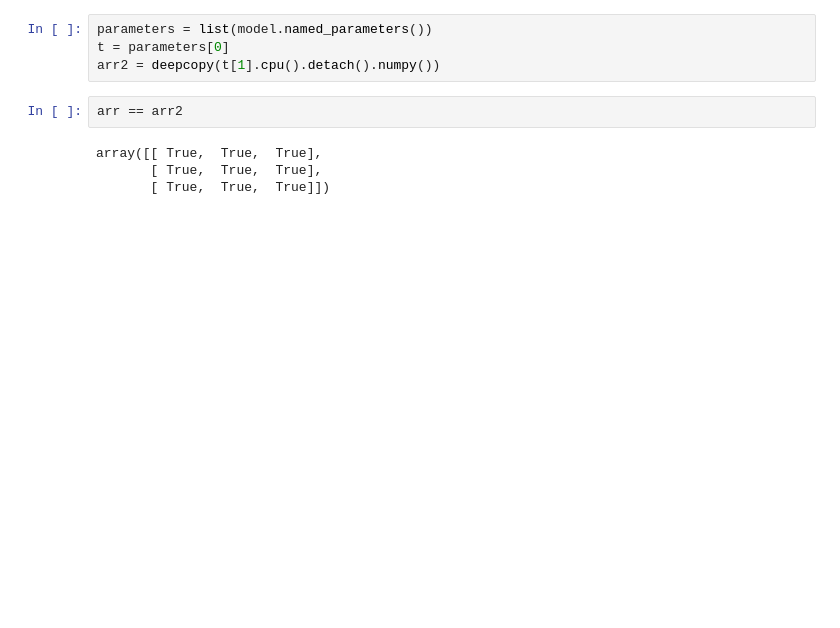
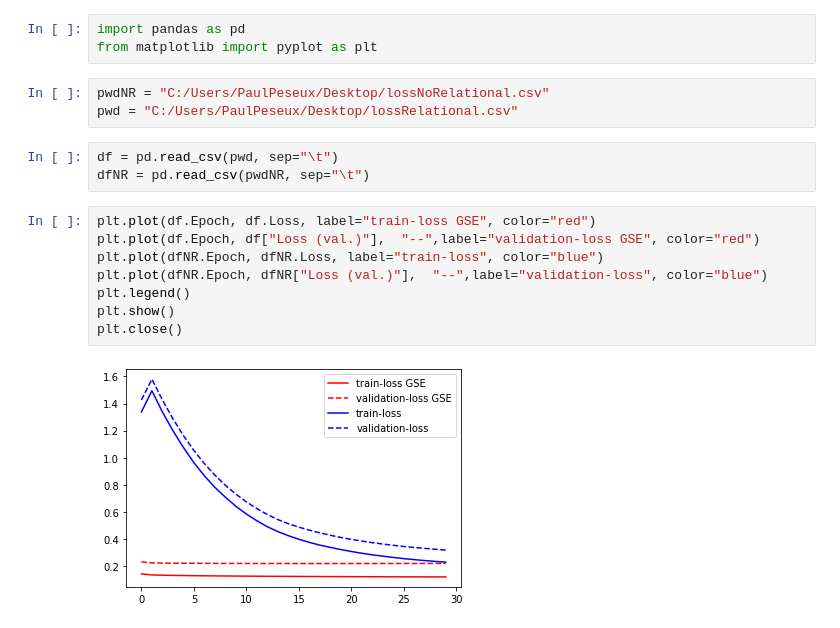
Before and after one commit to ppmdatix/RelationalBatch, a Jupyter notebook: Draft.ipynb, the cells around one changed output. Saved outputs shown, nothing was run; the diff lists cells and outputs as text; blank space fills up the shorter version.

```diff
--- a/Draft.ipynb
+++ b/Draft.ipynb
@@ -104,10 +1,19 @@ tensor([1.0611], requires_grad=True)
-# %%
-parameters = list(model.named_parameters())
-t = parameters[0]
-arr2 = deepcopy(t[1].cpu().detach().numpy())
-# %%
-arr == arr2
-# %% [output]
-array([[ True,  True,  True],
-       [ True,  True,  True],
-       [ True,  True,  True]])
+# %%
+import pandas as pd
+from matplotlib import pyplot as plt
+# %%
+pwdNR = "C:/Users/PaulPeseux/Desktop/lossNoRelational.csv"
+pwd = "C:/Users/PaulPeseux/Desktop/lossRelational.csv"
+# %%
+df = pd.read_csv(pwd, sep="\t")
+dfNR = pd.read_csv(pwdNR, sep="\t")
+# %%
+plt.plot(df.Epoch, df.Loss, label="train-loss GSE", color="red")
+plt.plot(df.Epoch, df["Loss (val.)"],  "--",label="validation-loss GSE", color="red")
+plt.plot(dfNR.Epoch, dfNR.Loss, label="train-loss", color="blue")
+plt.plot(dfNR.Epoch, dfNR["Loss (val.)"],  "--",label="validation-loss", color="blue")
+plt.legend()
+plt.show()
+plt.close()
+# %% [output]
+[figure, added]
```
Also changed, not shown: parts of 15 cells of this notebook, 7 other files.
